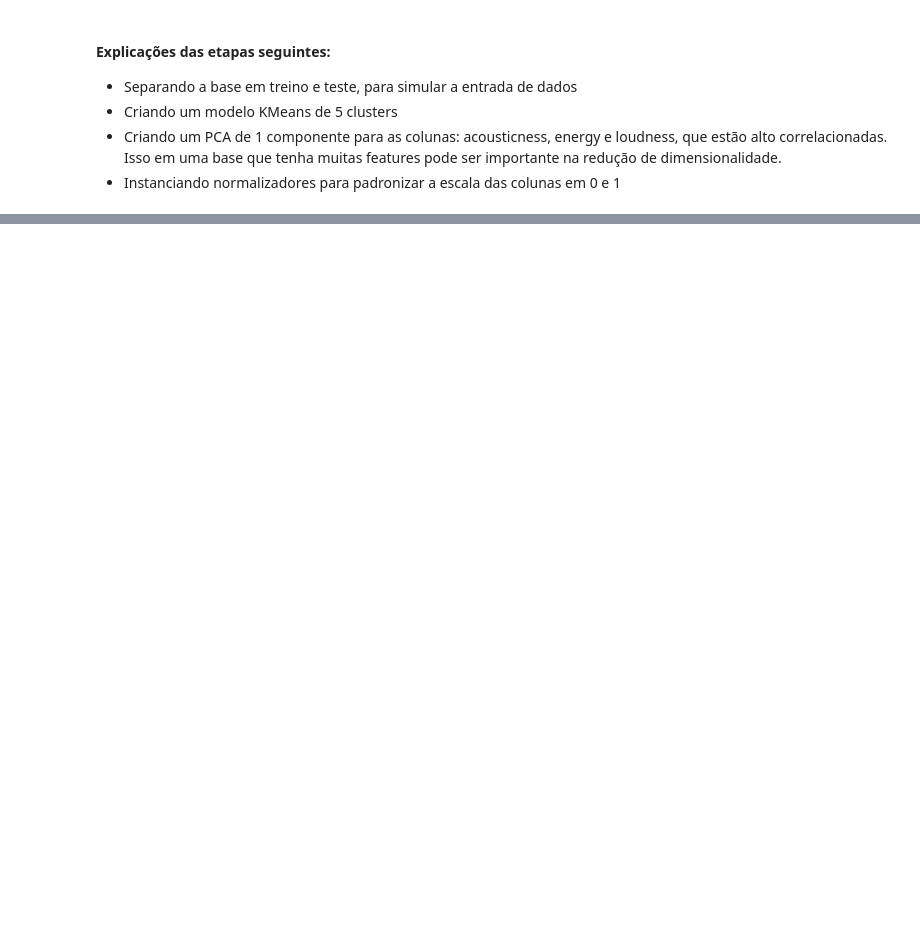
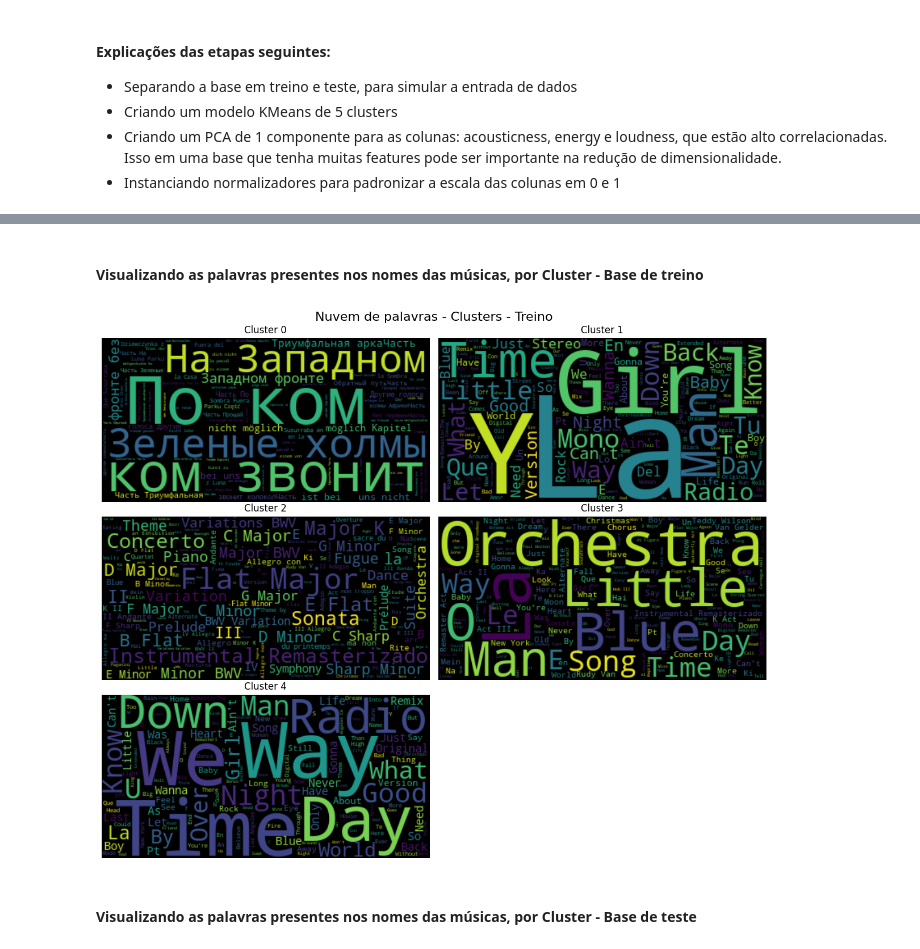
Before and after one commit to Thicon/Clusterizacao-Musicas-Spotify, a Jupyter notebook: notebooks/02_Clusterizacao_pipeline.ipynb, the cells around one changed output, grey strips where cells are left out. Cells and saved outputs as stored; diff of their text form; code cells hidden in the pictures; blank space fills up the shorter version.

Commit message:
Correções de imagens e criação do pipeline completo

```diff
--- a/notebooks/02_Clusterizacao_pipeline.ipynb
+++ b/notebooks/02_Clusterizacao_pipeline.ipynb
@@ -105,0 +85,2 @@ a = pd.DataFrame(pipeline_completo.fit_transform(xtreino))
+# %%
+pipeline.fit(xtreino)
@@ -105,0 +109,3 @@ a = pd.DataFrame(pipeline_completo.fit_transform(xtreino))
+# %%
+xtreino['Cluster'] = pipeline.predict(xtreino)
+xtreino
@@ -105,0 +148,39 @@ a = pd.DataFrame(pipeline_completo.fit_transform(xtreino))
+# %% [markdown]
+#### **Visualizando as palavras presentes nos nomes das músicas, por Cluster - Base de treino**
+# %%
+cluster_0 = xtreino.loc[xtreino['Cluster'] == 0, "name"].to_list()
+cluster_1 = xtreino.loc[xtreino['Cluster'] == 1, "name"].to_list()
+cluster_2 = xtreino.loc[xtreino['Cluster'] == 2, "name"].to_list()
+cluster_3 = xtreino.loc[xtreino['Cluster'] == 3, "name"].to_list()
+cluster_4 = xtreino.loc[xtreino['Cluster'] == 4, "name"].to_list()
+
+nuvem_cluster_0 = ''.join(map(str, cluster_0))
+nuvem_cluster_1 = ''.join(map(str, cluster_1))
+nuvem_cluster_2 = ''.join(map(str, cluster_2))
+nuvem_cluster_3 = ''.join(map(str, cluster_3))
+nuvem_cluster_4 = ''.join(map(str, cluster_4))
+# %%
+fig, ax = plt.subplots(ncols=2, nrows=3, figsize=(12,10), tight_layout=True)
+
+lista_nuvens = [nuvem_cluster_0, nuvem_cluster_1, nuvem_cluster_2, nuvem_cluster_3, nuvem_cluster_4]
+
+titulos = ["Cluster 0", "Cluster 1", "Cluster 2", "Cluster 3", "Cluster 4"]
+
+palavras_ocultar = ['and','or','when','why','the','he','she','it','him','her','they','are','is','am','no','me',
+                    'feat','to','a','from','for','at','with','that','feat','in','my','i','op','you','up','de',
+                    'all','of','one','on','will','can','be','make','do','out','not','your','go','got','get','mi',
+                    "i'm", 'el','live','remastered',"don't",'like','this','come','take','want','his','page','und','die','love','single']
+
+for i, a, t in zip(lista_nuvens, ax.flat, titulos):
+    wordcloud = WordCloud(stopwords=palavras_ocultar).generate(i)
+    a.imshow(wordcloud, interpolation = 'bilinear')
+    a.axis('off')
+    a.set_title(t, fontsize=12)
+
+plt.suptitle("Nuvem de palavras - Clusters - Treino", fontsize=16)
+ax[2][1].axis('off')
+plt.show()
+# %% [output]
+[figure, added]
+# %% [markdown]
+#### **Visualizando as palavras presentes nos nomes das músicas, por Cluster - Base de teste**
```
Also changed, not shown: parts of 16 cells of this notebook, 5 other files.
